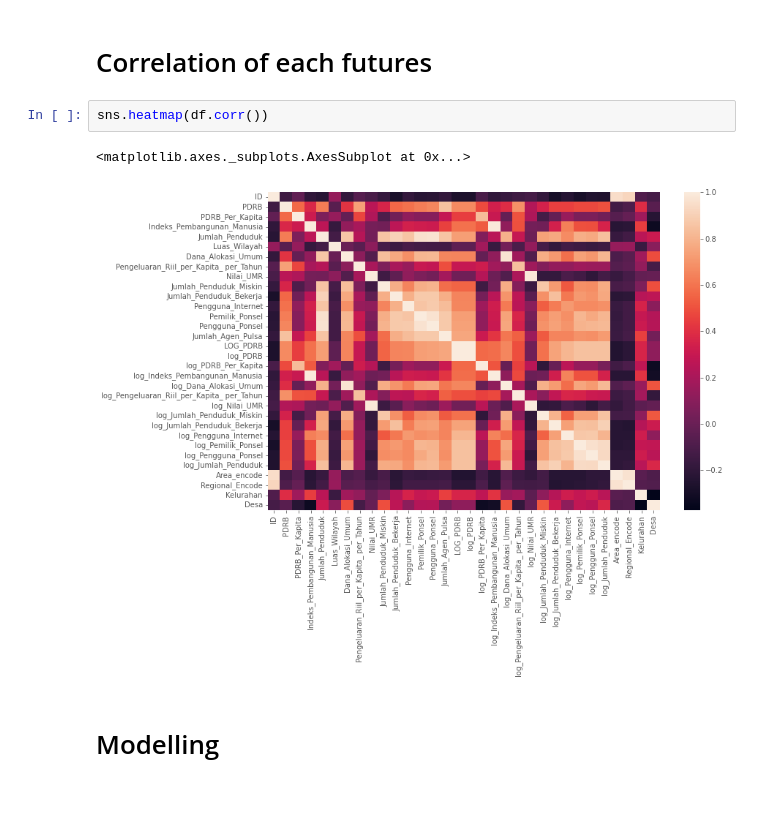
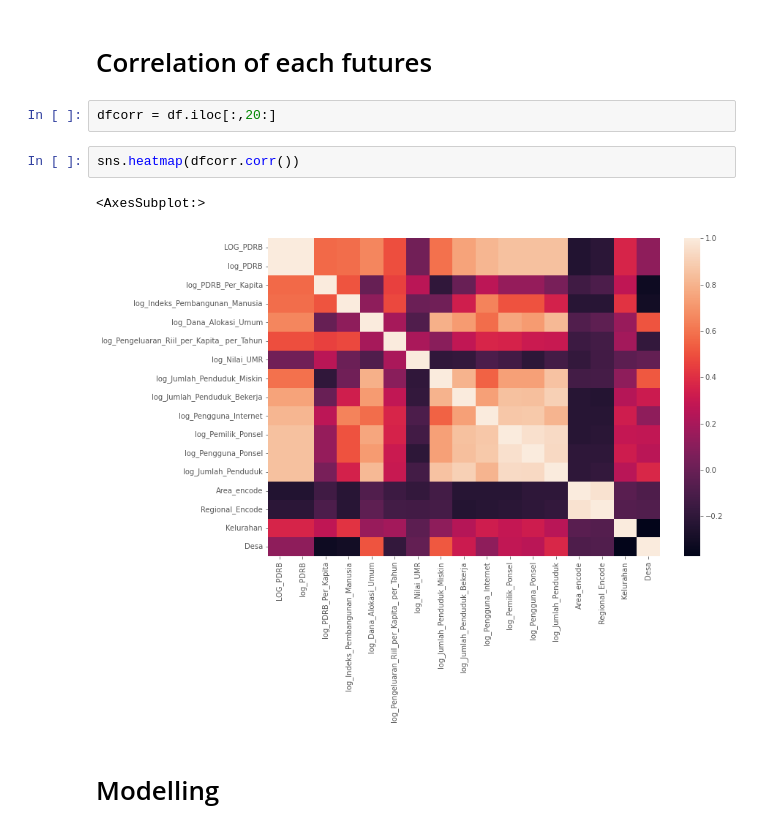
Before and after one commit to RioAbdalla/Cellphone-Balance-Agent-Prediction, a Jupyter notebook: BRI Cellphone Balance Growth Prediction.ipynb, the cells around one changed output. Saved outputs shown, nothing was run; the diff lists cells and outputs as text; blank space fills up the shorter version.

```diff
--- a/BRI Cellphone Balance Growth Prediction.ipynb
+++ b/BRI Cellphone Balance Growth Prediction.ipynb
@@ -1051,11 +1051,13 @@ Kota Yogyakarta            0
 Name: Desa, Length: 513, dtype: int64
 # %% [markdown]
 # Correlation of each futures
+# %%
+dfcorr = df.iloc[:,20:]
 # %%
-sns.heatmap(df.corr())
+sns.heatmap(dfcorr.corr())
 # %% [output]
-<matplotlib.axes._subplots.AxesSubplot at 0x...>
+<AxesSubplot:>
-[figure, old version]
+[figure, new version]
 # %% [markdown]
 # Modelling
 # %% [markdown]
```
